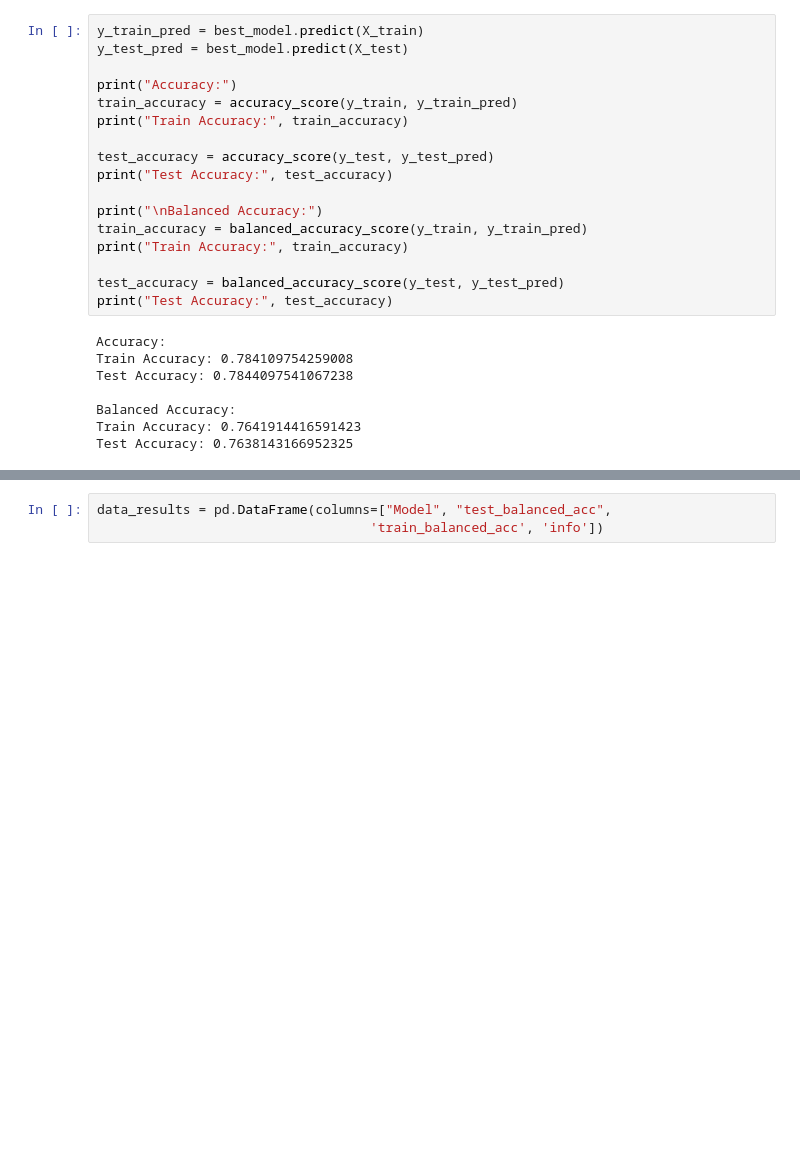
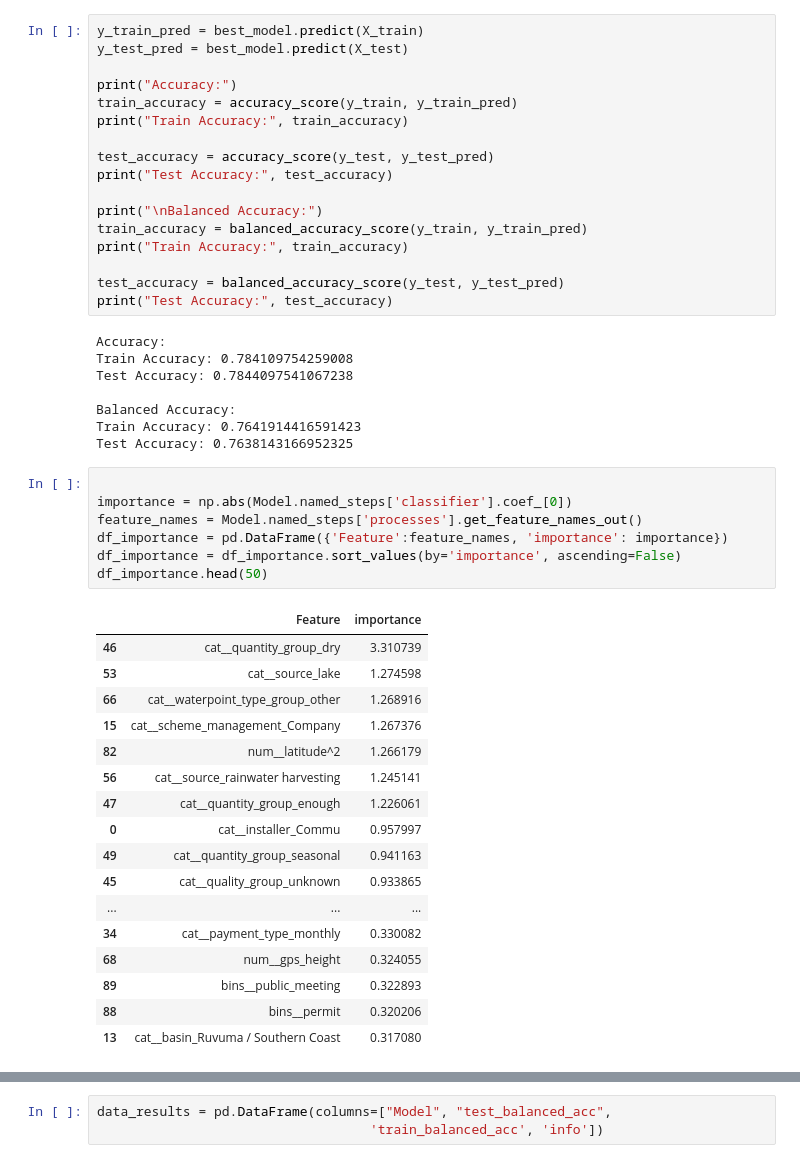
Before and after one commit to Danayt09/Tanzanian_Water_Wells, a Jupyter notebook: Final_Notebook.ipynb, the cells around one changed output, grey strips where cells are left out. Cells and saved outputs as stored; diff of their text form; blank space fills up the shorter version.

```diff
--- a/Final_Notebook.ipynb
+++ b/Final_Notebook.ipynb
@@ -359,3 +330,28 @@ Test Accuracy: 0.7844097541067238
 Balanced Accuracy:
 Train Accuracy: 0.7641914416591423
 Test Accuracy: 0.7638143166952325
+# %%
+
+importance = np.abs(Model.named_steps['classifier'].coef_[0])
+feature_names = Model.named_steps['processes'].get_feature_names_out()
+df_importance = pd.DataFrame({'Feature':feature_names, 'importance': importance})
+df_importance = df_importance.sort_values(by='importance', ascending=False)
+df_importance.head(50)
+# %% [output]
+|  | Feature | importance |
+| 46 | cat__quantity_group_dry | 3.310739 |
+| 53 | cat__source_lake | 1.274598 |
+| 66 | cat__waterpoint_type_group_other | 1.268916 |
+| 15 | cat__scheme_management_Company | 1.267376 |
+| 82 | num__latitude^2 | 1.266179 |
+| 56 | cat__source_rainwater harvesting | 1.245141 |
+| 47 | cat__quantity_group_enough | 1.226061 |
+| 0 | cat__installer_Commu | 0.957997 |
+| 49 | cat__quantity_group_seasonal | 0.941163 |
+| 45 | cat__quality_group_unknown | 0.933865 |
+| ... | ... | ... |
+| 34 | cat__payment_type_monthly | 0.330082 |
+| 68 | num__gps_height | 0.324055 |
+| 89 | bins__public_meeting | 0.322893 |
+| 88 | bins__permit | 0.320206 |
+| 13 | cat__basin_Ruvuma / Southern Coast | 0.317080 |
```
Also changed, not shown: parts of 38 cells of this notebook, 2 other files.
